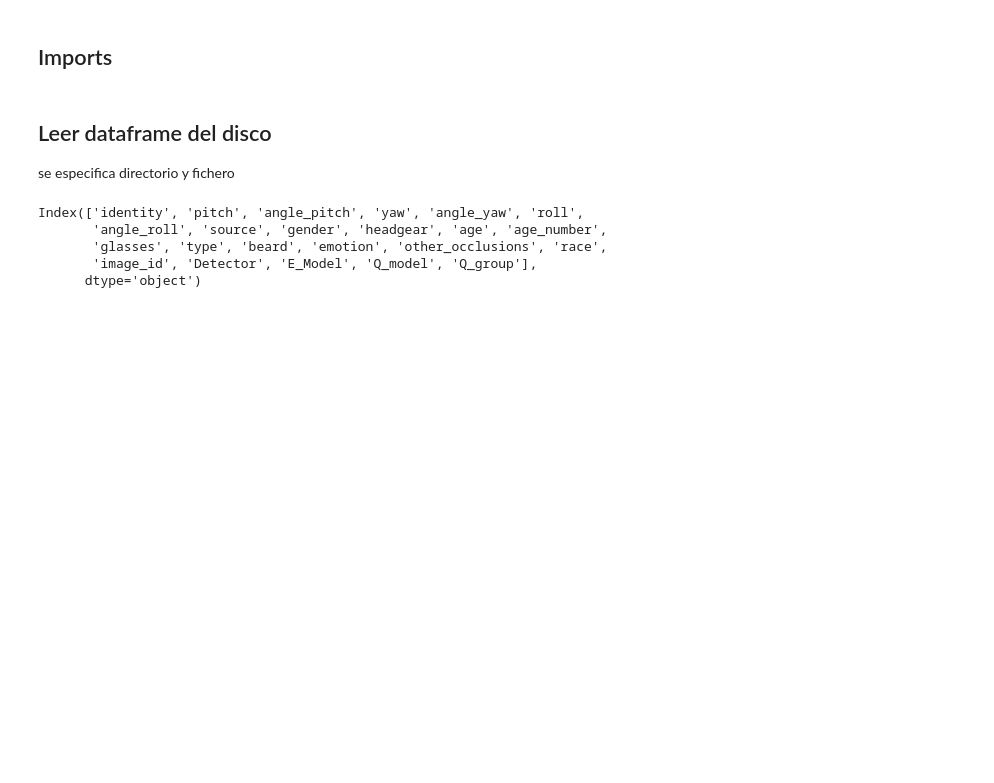
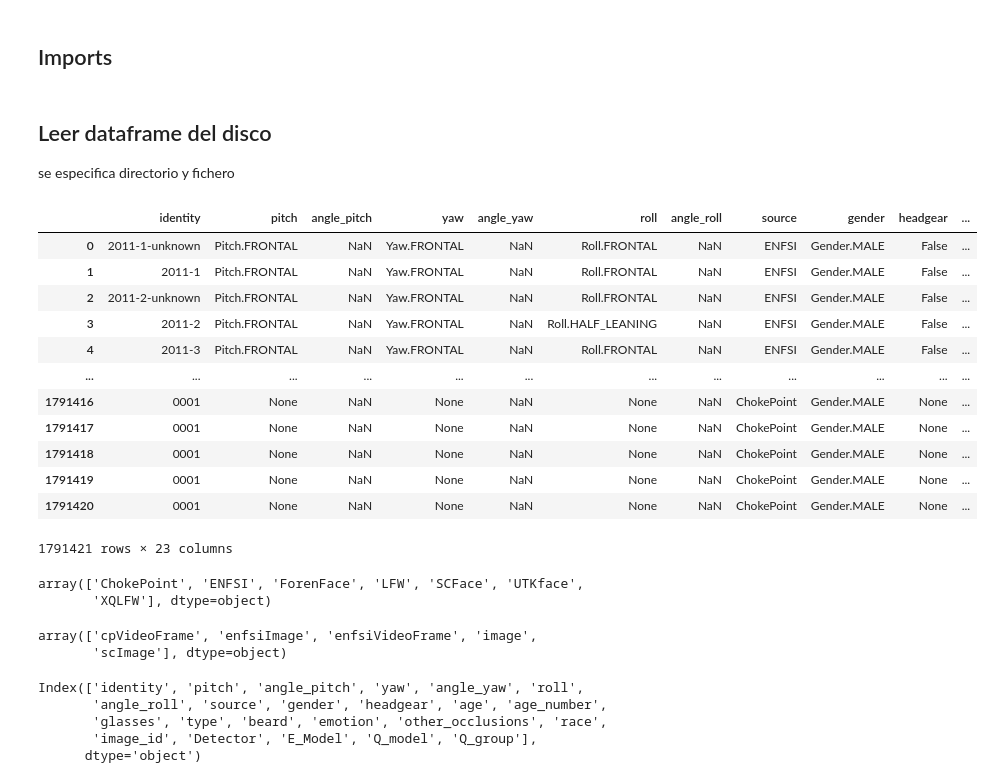
Before and after one commit to AndreaMacarulla/LR-video-face, a Jupyter notebook: process_df.ipynb, the cells around one changed output. Cells and saved outputs as stored; diff of their text form; code cells hidden in the pictures; blank space fills up the shorter version.

```diff
--- a/process_df.ipynb
+++ b/process_df.ipynb
@@ -20,6 +20,32 @@ home = os.path.expanduser("~")
 
 input_dir = os.path.join(home, 'video_resources', 'sql_database')
 df = pd.read_pickle(os.path.join(input_dir,'df.pkl'))
+# %%
+df
+# %% [output]
+|  | identity | pitch | angle_pitch | yaw | angle_yaw | roll | angle_roll | source | gender | headgear | ... |
+| 0 | 2011-1-unknown | Pitch.FRONTAL | NaN | Yaw.FRONTAL | NaN | Roll.FRONTAL | NaN | ENFSI | Gender.MALE | False | ... |
+| 1 | 2011-1 | Pitch.FRONTAL | NaN | Yaw.FRONTAL | NaN | Roll.FRONTAL | NaN | ENFSI | Gender.MALE | False | ... |
+| 2 | 2011-2-unknown | Pitch.FRONTAL | NaN | Yaw.FRONTAL | NaN | Roll.FRONTAL | NaN | ENFSI | Gender.MALE | False | ... |
+| 3 | 2011-2 | Pitch.FRONTAL | NaN | Yaw.FRONTAL | NaN | Roll.HALF_LEANING | NaN | ENFSI | Gender.MALE | False | ... |
+| 4 | 2011-3 | Pitch.FRONTAL | NaN | Yaw.FRONTAL | NaN | Roll.FRONTAL | NaN | ENFSI | Gender.MALE | False | ... |
+| ... | ... | ... | ... | ... | ... | ... | ... | ... | ... | ... | ... |
+| 1791416 | 0001 | None | NaN | None | NaN | None | NaN | ChokePoint | Gender.MALE | None | ... |
+| 1791417 | 0001 | None | NaN | None | NaN | None | NaN | ChokePoint | Gender.MALE | None | ... |
+| 1791418 | 0001 | None | NaN | None | NaN | None | NaN | ChokePoint | Gender.MALE | None | ... |
+| 1791419 | 0001 | None | NaN | None | NaN | None | NaN | ChokePoint | Gender.MALE | None | ... |
+| 1791420 | 0001 | None | NaN | None | NaN | None | NaN | ChokePoint | Gender.MALE | None | ... |
+1791421 rows × 23 columns
+# %%
+np.unique(df.source)
+# %% [output]
+array(['ChokePoint', 'ENFSI', 'ForenFace', 'LFW', 'SCFace', 'UTKface',
+       'XQLFW'], dtype=object)
+# %%
+np.unique(df.type)
+# %% [output]
+array(['cpVideoFrame', 'enfsiImage', 'enfsiVideoFrame', 'image',
+       'scImage'], dtype=object)
 # %%
 df.columns
 # %% [output]
```
Also changed, not shown: parts of 16 cells of this notebook, 1 other file.
